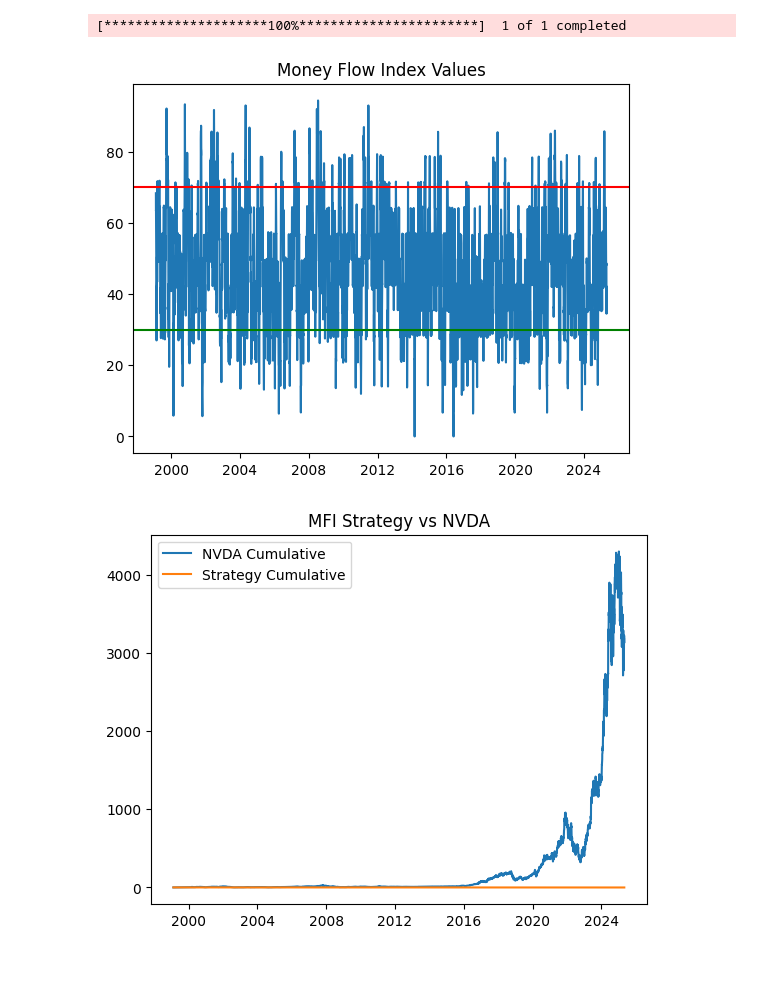
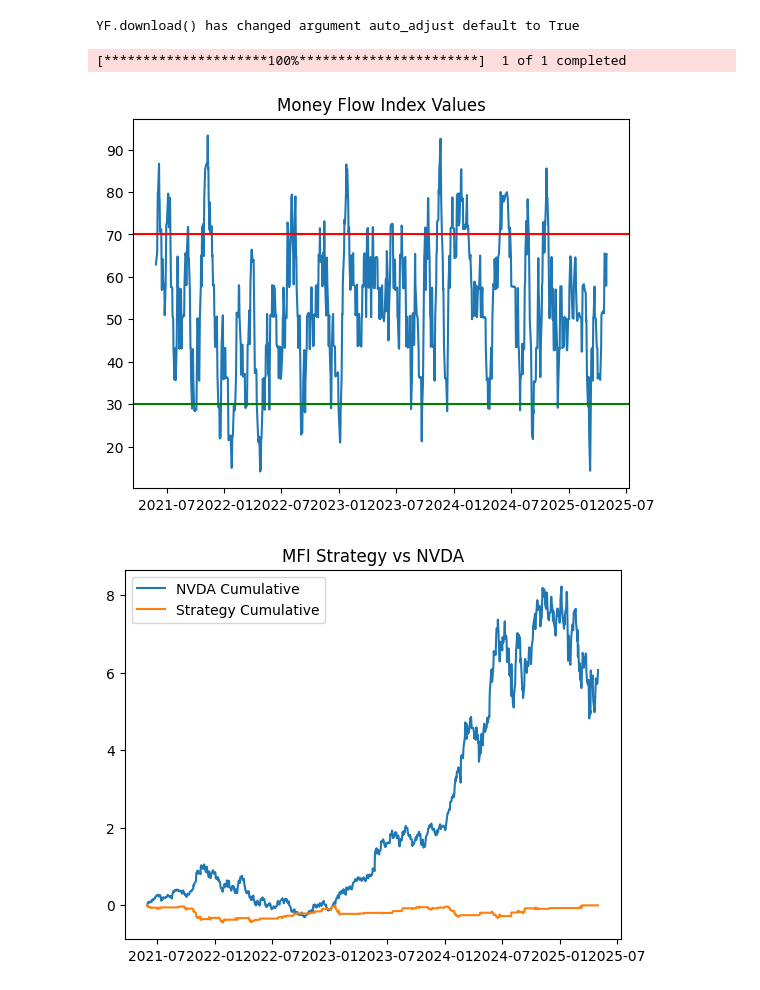
Before and after one commit to franciskamande-ai/MODELS, a Jupyter notebook: MFI.ipynb, the cells around one changed output. Drawn from its saved outputs; the diff is of its cells as text; code cells hidden in the pictures.

```diff
--- a/MFI.ipynb
+++ b/MFI.ipynb
@@ -8,7 +8,7 @@ TICKER = 'NVDA'
 MFI_LENGTH = 14
 OVERBOUGHT = 70
 OVERSOLD = 30
-LOOKBACK = 10000
+LOOKBACK = 1000
 
 def get_data(ticker=TICKER):
     df = yf.download(ticker)
@@ -49,34 +49,34 @@ def add_strategy(df, overbought=OVERBOUGHT, oversold=OVERSOLD):
 
     # shift back to make sure we have seen the signal
     df['Strategy'] = df['Strategy'].shift(1)
     return df
 
 def test_strategy(df):
 
     df['Asset_Returns'] = (1 + df['Close'].pct_change()).cumprod() - 1
     df['Strategy_Returns'] = (1 + df['Close'].pct_change() * df['Strategy']).cumprod() - 1
 
     # plot the strategy returns
-
     plt.figure()
     plt.plot(df['Asset_Returns'])
     plt.plot(df['Strategy_Returns'])
     plt.legend([f'{TICKER} Cumulative', 'Strategy Cumulative'])
     plt.title(F'MFI Strategy vs {TICKER}');
 
     return df
 
 def main():
 
     df = get_data()
     df = add_MFI(df)
     df = add_strategy(df)
     df = test_strategy(df)
 
     return df
 
 df = main()
 # %% [output]
-[*********************100%***********************]  1 of 1 completed
+YF.download() has changed argument auto_adjust default to True
+[*********************100%***********************]  1 of 1 completed
-[figure, old version]
+[figure, new version]
-[figure, old version]
+[figure, new version]
```
Also changed, not shown: 6 other files.
